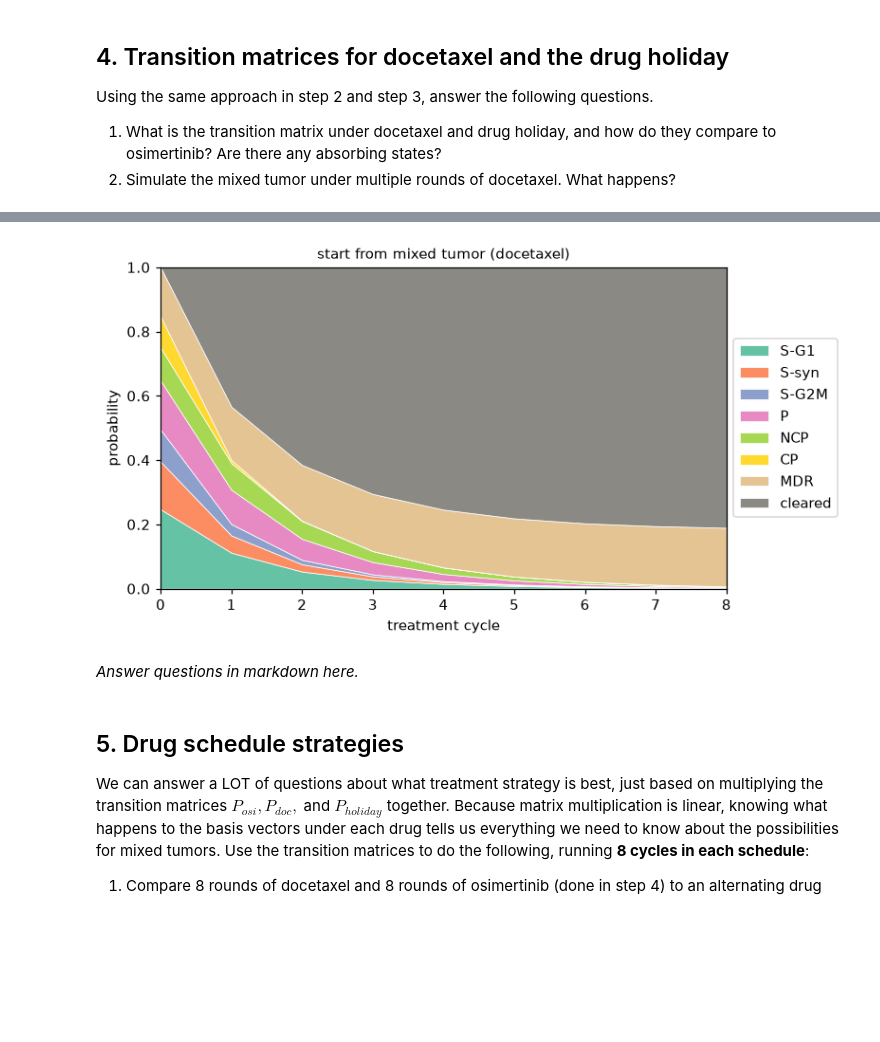
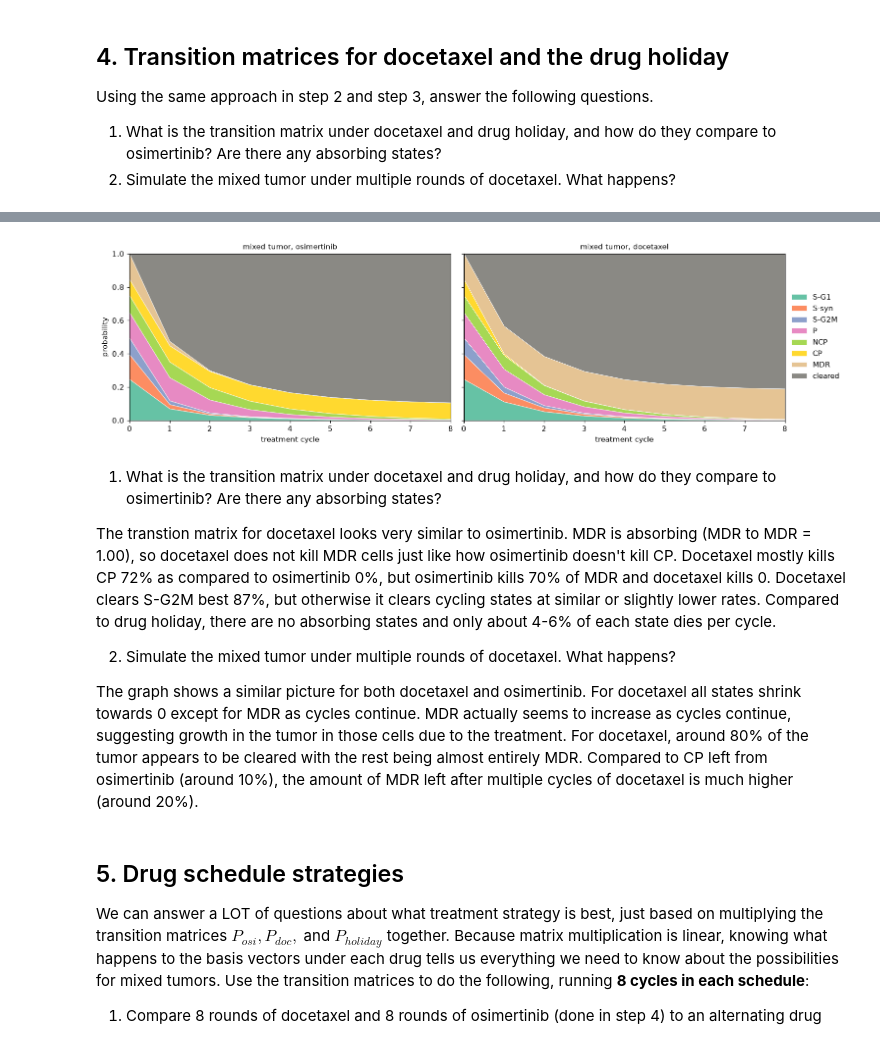
Before and after one commit to jkpbrenn99/uu_markov, a Jupyter notebook: lab_2/Lab09_markov_chain_cells.ipynb, the cells around one changed output, grey strips where cells are left out. Drawn from its saved outputs; the diff is of its cells as text; code cells hidden in the pictures; blank space fills up the shorter version.

```diff
--- a/lab_2/Lab09_markov_chain_cells.ipynb
+++ b/lab_2/Lab09_markov_chain_cells.ipynb
@@ -385,16 +387,24 @@ plt.show()
 # %%
 # Simulate the evolution of pi_mix under docetaxel
 evolved_pi_mix_doc = evolve(pi_mix, P_doc, N_CYCLES)
 
-fig, ax = plt.subplots(figsize=(7, 4))
-plot_trajectory(evolved_pi_mix_doc, ax, "start from mixed tumor (docetaxel)")
-ax.set_ylabel("probability")
-ax.legend(loc="center left", bbox_to_anchor=(1, 0.5))
+fig, axes = plt.subplots(1, 2, figsize=(14, 4), sharey=True)
+plot_trajectory(evolved_pi_mix_osi, axes[0], "mixed tumor, osimertinib")
+plot_trajectory(evolved_pi_mix_doc, axes[1], "mixed tumor, docetaxel")
+axes[0].set_ylabel("probability")
+axes[1].legend(loc="center left", bbox_to_anchor=(1, 0.5), frameon=False)
+plt.tight_layout()
 plt.show()
 # %% [output]
-[figure, old version]
+[figure, new version]
 # %% [markdown]
-*Answer questions in markdown here.*
+1. What is the transition matrix under docetaxel and drug holiday, and how do they compare to osimertinib? Are there any absorbing states?
+
+The transtion matrix for docetaxel looks very similar to osimertinib. MDR is absorbing (MDR to MDR = 1.00), so docetaxel does not kill MDR cells just like how osimertinib doesn't kill CP. Docetaxel mostly kills CP 72% as compared to osimertinib 0%, but osimertinib kills 70% of MDR and docetaxel kills 0. Docetaxel clears S-G2M best 87%, but otherwise it clears cycling states at similar or slightly lower rates. Compared to drug holiday, there are no absorbing states and only about 4-6% of each state dies per cycle.
+
+2. Simulate the mixed tumor under multiple rounds of docetaxel. What happens?
+
+The graph shows a similar picture for both docetaxel and osimertinib. For docetaxel all states shrink towards 0 except for MDR as cycles continue. MDR actually seems to increase as cycles continue, suggesting growth in the tumor in those cells due to the treatment. For docetaxel, around 80% of the tumor appears to be cleared with the rest being almost entirely MDR. Compared to CP left from osimertinib (around 10%), the amount of MDR left after multiple cycles of docetaxel is much higher (around 20%).
 # %% [markdown]
 ## 5. Drug schedule strategies
 
```
Also changed, not shown: parts of 29 cells of this notebook.
